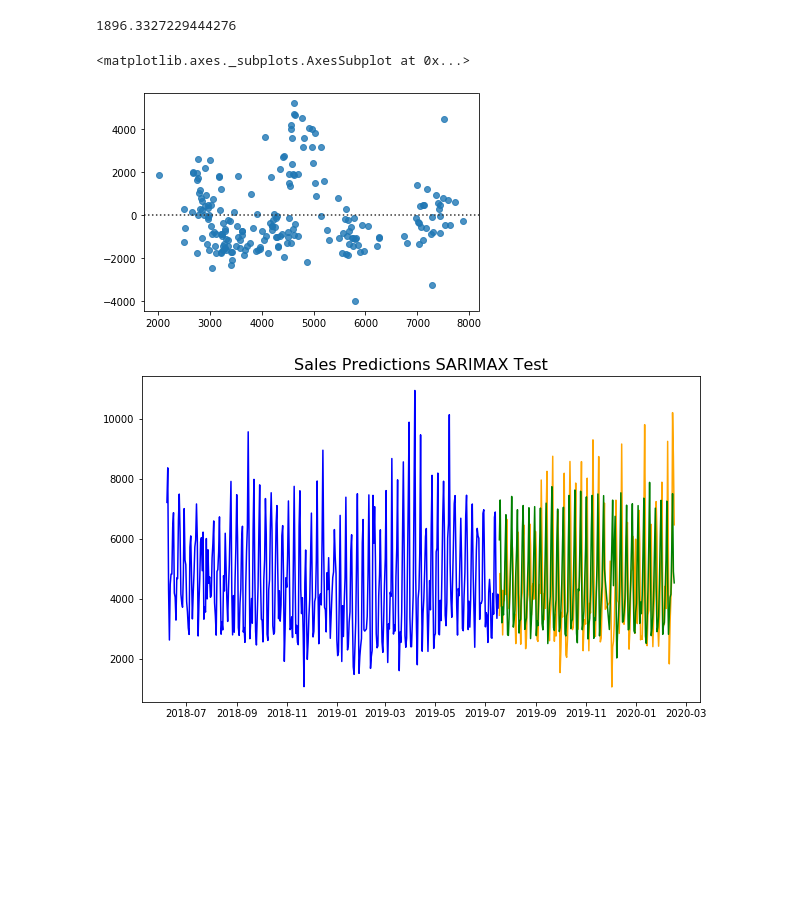
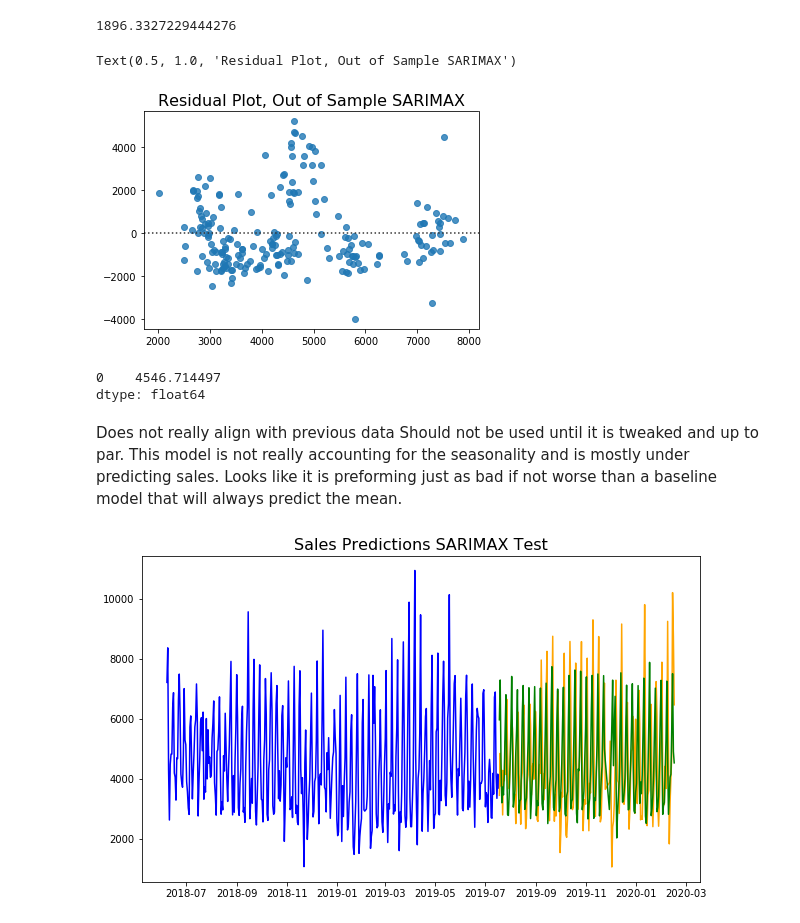
Before and after one commit to amyfbear/capstone_project, a Jupyter notebook: Capstone_out_of_ sample.ipynb, the cells around one changed output. Drawn from its saved outputs; the diff is of its cells as text; code cells hidden in the pictures; blank space fills up the shorter version.

```diff
--- a/Capstone_out_of_ sample.ipynb
+++ b/Capstone_out_of_ sample.ipynb
@@ -42,17 +35,24 @@ import itertools
 import warnings
 warnings.filterwarnings("ignore")
 # %%
-# #CREATE FUNCTION THAT READS IN CSV AND AND CLEANS DATA
-# def data_reader_cleaner(df):
-# # 1) read in csv
-# data = pd.read_csv('./data/data_1.csv')
-# # 2) reset_index
-# data.reset_index(inplace=True)
-# # 3)set colunms as row 0
-# data.columns = data.iloc[0]
-# # 4) drop first and last columns
-# data.drop([0,31], axis = 0, inplace = True)
-# # 5) set index as date
-#  data.set_index('Date', inplace = True)
-# 6) concats
-# return df
+def data_reader_cleaner(folder_path):
+    data_file_csv = [f for f in listdir(folder_path) if isfile(join(folder_path, f)) & f.endswith('.csv')]
+    df = pd.DataFrame()
+    for file_path in data_file_csv:
+        # 1) read in csv
+        data = pd.read_csv(folder_path + file_path)
+        # 2) reset_index
+        data.reset_index(inplace=True)
+        # 3)set colunms as row 0
+        data.columns = data.iloc[0]
+        # 4) drop first and last columns
+        data.drop([0, len(data)-1], axis = 0, inplace = True)
+        # 5) set index as date
+        data.set_index('Date', inplace = True)
+        # 6) Print out if nulls
+        if data.isnull().sum().sum() > 0:
+            data.isnull().sum().sort_values(ascending = False)
+        #  ) concats
+        df = pd.concat([data,df])
+    return df
+merge = data_reader_cleaner('./data/')
@@ -247,5 +61,3 @@ dtype: int64
-# %%
-merge=pd.concat([data,data_2,data_3,data_4,data_5])
 # %%
 merge.dtypes
 # %% [output]
@@ -640,17 +336,28 @@ mse
 math.sqrt(mse)
 # %% [output]
 1896.3327229444276
-# %%
-sns.residplot(preds, y_test)
-# %% [output]
-<matplotlib.axes._subplots.AxesSubplot at 0x...>
-[figure, removed]
+# %%
+sns.residplot(preds, y_test)
+plt.title(label = 'Residual Plot, Out of Sample SARIMAX', fontsize=16)
+# %% [output]
+Text(0.5, 1.0, 'Residual Plot, Out of Sample SARIMAX')
+[figure, added]
+# %%
+preds.mean()
+# %% [output]
+0    4546.714497
+dtype: float64
 # %%
 y_test.index = y_test.index.to_timestamp()
 # %%
 preds.index = preds.index.to_timestamp()
 # %%
 y_train.index = y_train.index.to_timestamp()
+# %% [markdown]
+Does not really align with previous data
+Should not be used until it is tweaked and up to par.
+This model is not really accounting for the seasonality and is mostly under predicting sales.
+Looks like it is preforming just as bad if not worse than a baseline model that will always predict the mean.
 # %%
 plt.figure(figsize=(10,6))
 plt.plot(y_train, color = 'blue')
```
Also changed, not shown: parts of 56 cells of this notebook, 6 other files.
